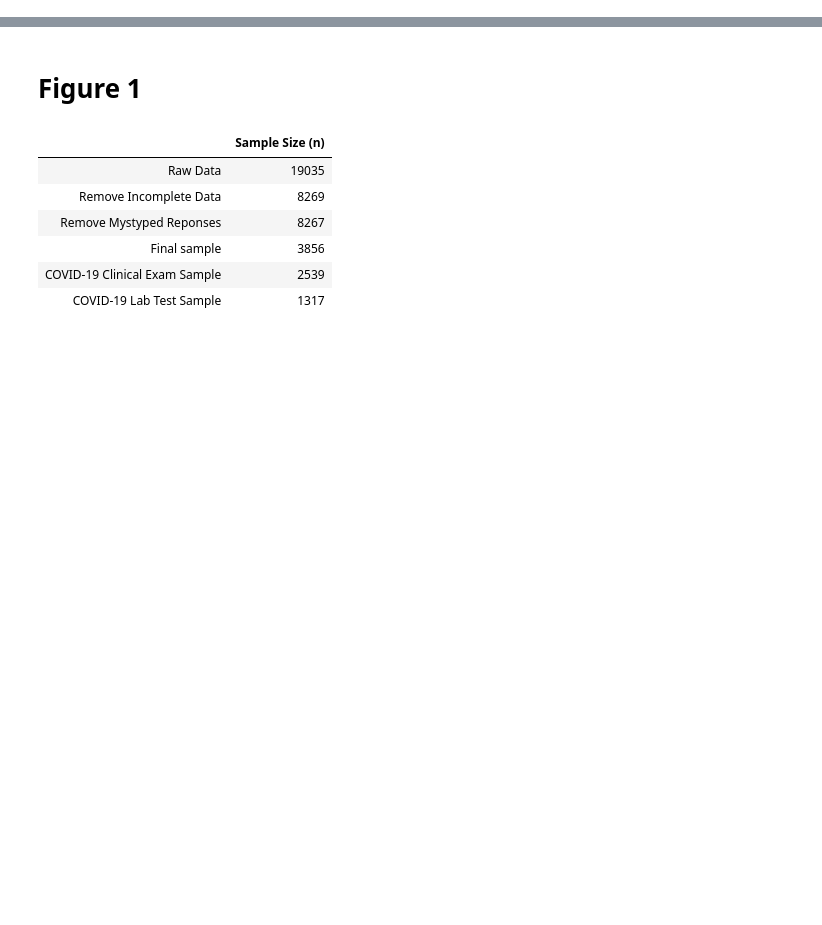
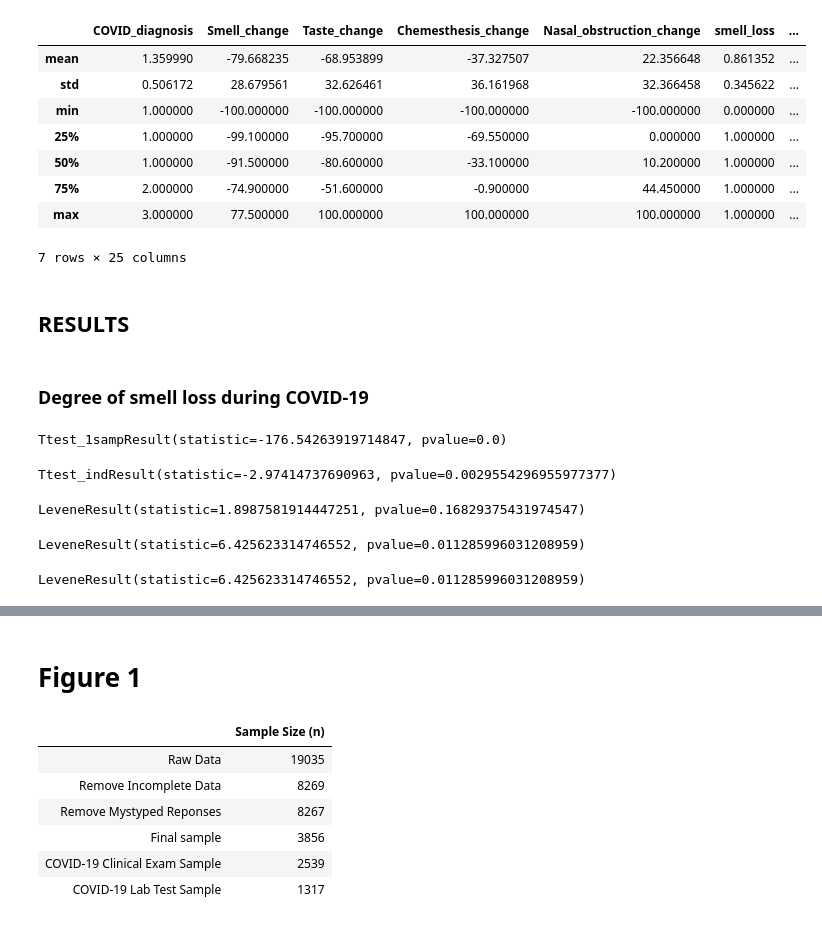
Before and after one commit to GCCR/GCCR001, a Jupyter notebook: analysis/paper/analysis.ipynb, the cells around one changed output, grey strips where cells are left out. Cells and saved outputs as stored; diff of their text form; code cells hidden in the pictures; blank space fills up the shorter version.

```diff
--- a/analysis/paper/analysis.ipynb
+++ b/analysis/paper/analysis.ipynb
@@ -100,5 +17,15 @@ d = d[(d['Group'] == "Lab test") | (d['Group'] == "Clinical exam")]
+# %%
+# Data sent to Rick by Valentina on May 8th, 2020
+# Reflects contents of database as of MM/DD/YY
+# Upload the database
+d = pd.read_csv('../data/raw_data/data_GCCR001_new.csv', index_col=0)
+n_initial = d.shape[0]
+# %%
+# Rename variables
+# - Clinical exam -> Clinical assessment
+# - Nasal_occlusion_change -> Nasal_obstruction_change
+d = d.replace({'Clinical exam': 'Clinical assessment'})
+d = d.rename(columns={'Nasal_occlusion_change': 'Nasal_obstruction_change'})
 # %%
-d = d.join(pd.get_dummies(d['Gender']))
-d = d.join(pd.get_dummies(d['Group']))
-d = d.dropna()
-n_final = d.shape[0]
+# Add indicators
+d = d.join(pd.get_dummies(d[['Group']]))
@@ -109,0 +52,45 @@ n_test = d_test.shape[0]
+# %%
+# TODO: Replace with only age when I get that data
+d.describe().drop('count')
+# %% [output]
+|  | COVID_diagnosis | Smell_change | Taste_change | Chemesthesis_change | Nasal_obstruction_change | smell_loss | ... |
+| mean | 1.359990 | -79.668235 | -68.953899 | -37.327507 | 22.356648 | 0.861352 | ... |
+| std | 0.506172 | 28.679561 | 32.626461 | 36.161968 | 32.366458 | 0.345622 | ... |
+| min | 1.000000 | -100.000000 | -100.000000 | -100.000000 | -100.000000 | 0.000000 | ... |
+| 25% | 1.000000 | -99.100000 | -95.700000 | -69.550000 | 0.000000 | 1.000000 | ... |
+| 50% | 1.000000 | -91.500000 | -80.600000 | -33.100000 | 10.200000 | 1.000000 | ... |
+| 75% | 2.000000 | -74.900000 | -51.600000 | -0.900000 | 44.450000 | 1.000000 | ... |
+| max | 3.000000 | 77.500000 | 100.000000 | 100.000000 | 100.000000 | 1.000000 | ... |
+7 rows × 25 columns
+# %% [markdown]
+## RESULTS
+# %% [markdown]
+### Degree of smell loss during COVID-19
+# %%
+# Is smell change significantly different from 0?
+ttest_1samp(d['Smell_change'], 0)
+# %% [output]
+Ttest_1sampResult(statistic=-176.54263919714847, pvalue=0.0)
+# %%
+# Is group (lab vs clinical diagnosis) significantly associated
+# with smell change?
+d_lab = d[d['Group']=='Lab test']
+d_clin = d[d['Group']=='Clinical assessment']
+ttest_ind(d_lab['Smell_change'], d_clin['Smell_change'])
+# %% [output]
+Ttest_indResult(statistic=-2.97414737690963, pvalue=0.0029554296955977377)
+# %%
+# Levene tests of variances for Smell before (across groups)
+levene(d_lab['Smell_before_illness'], d_clin['Smell_before_illness'])
+# %% [output]
+LeveneResult(statistic=1.8987581914447251, pvalue=0.16829375431974547)
+# %%
+# Levene tests of variances for Smell during (across groups)
+levene(d_lab['Smell_during_illness'], d_clin['Smell_during_illness'])
+# %% [output]
+LeveneResult(statistic=6.425623314746552, pvalue=0.011285996031208959)
+# %%
+# Levene tests of variances for Smell change (across groups)
+levene(d_lab['Smell_change'], d_clin['Smell_change'])
+# %% [output]
+LeveneResult(statistic=6.425623314746552, pvalue=0.011285996031208959)
```
Also changed, not shown: parts of 21 cells of this notebook.
